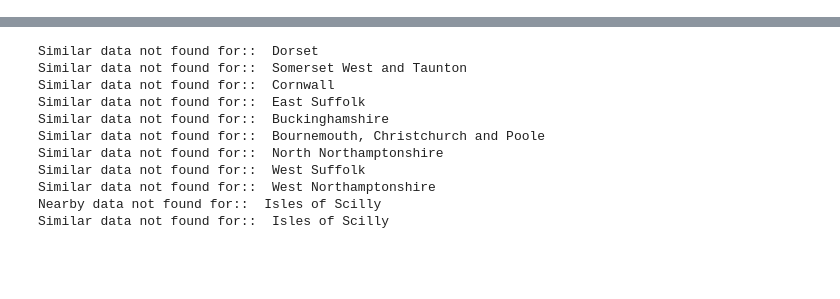
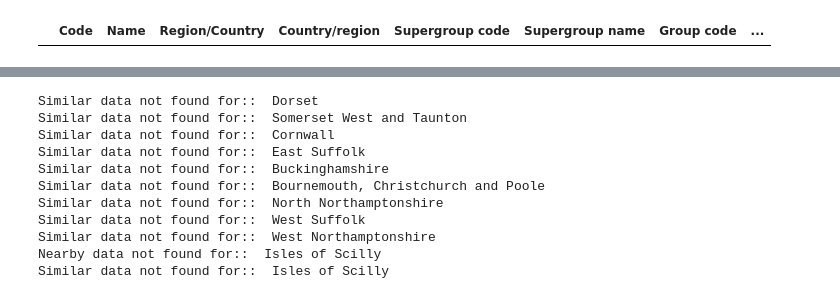
Before and after one commit to theojolliffe/census-data, a Jupyter notebook: ManchesterPrepro-o.ipynb, the cells around one changed output, grey strips where cells are left out. Drawn from its saved outputs; the diff is of its cells as text; code cells hidden in the pictures; blank space fills up the shorter version.

```diff
--- a/ManchesterPrepro-o.ipynb
+++ b/ManchesterPrepro-o.ipynb
@@ -30,6 +30,10 @@ for i in las2021:
 for lad in lads:
     lad['data']['agemed']['value']['change']['all'] = lad['data']['agemed']['value']['2011']['all']-lad['data']['agemed']['value']['2001']['all']
     lad['data']['density']['value']['change']['all'] = lad['data']['density']['value']['2011']['all']-lad['data']['density']['value']['2001']['all']
+# %%
+areaType[areaType['Name']=="North Northamptonshire"]
+# %% [output]
+|  | Code | Name | Region/Country | Country/region | Supergroup code | Supergroup name | Group code | ... |
 # %%
 options = pd.read_csv('./csv/lists/places_2020.csv')
 areaType = pd.read_csv('/Users/theojolliffe/Documents/Census Data/censusAreaLookup.csv')
```
Also changed, not shown: parts of 12 cells of this notebook.
